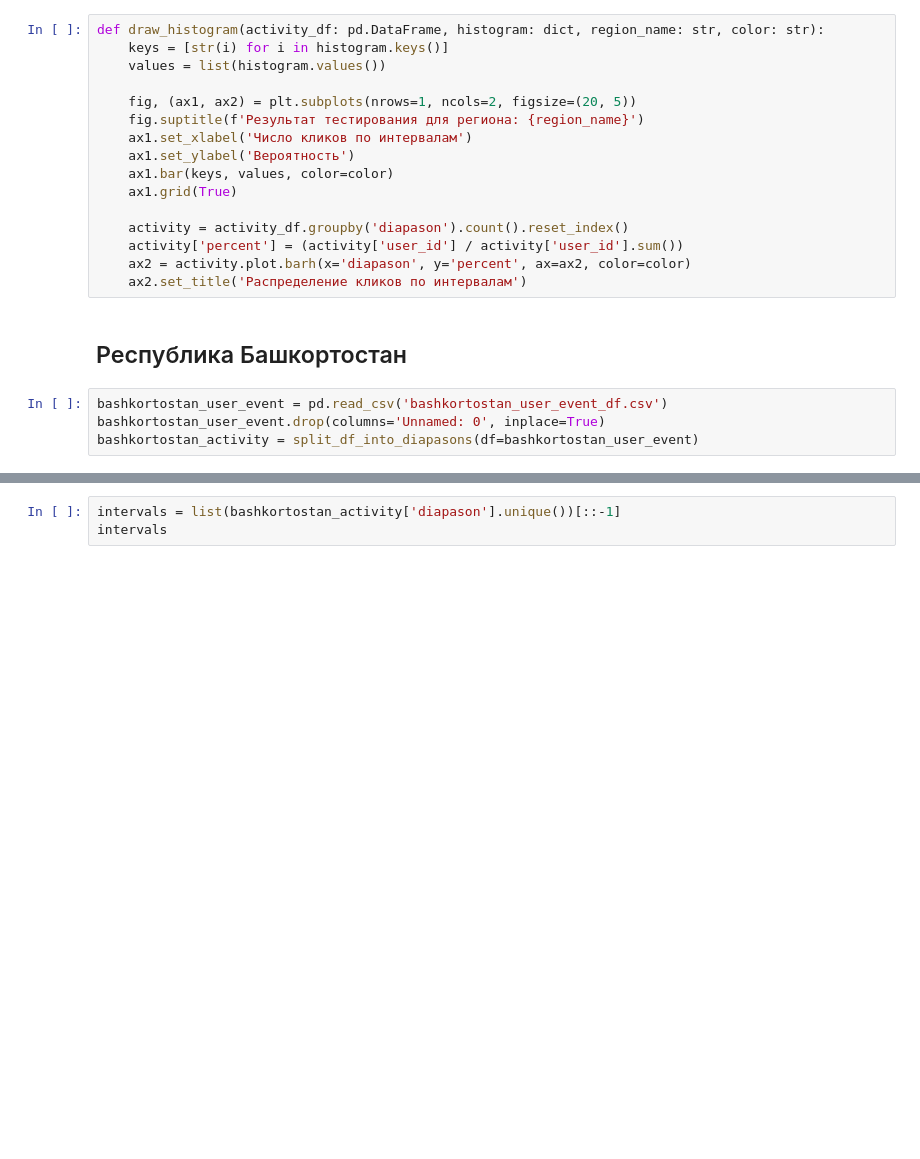
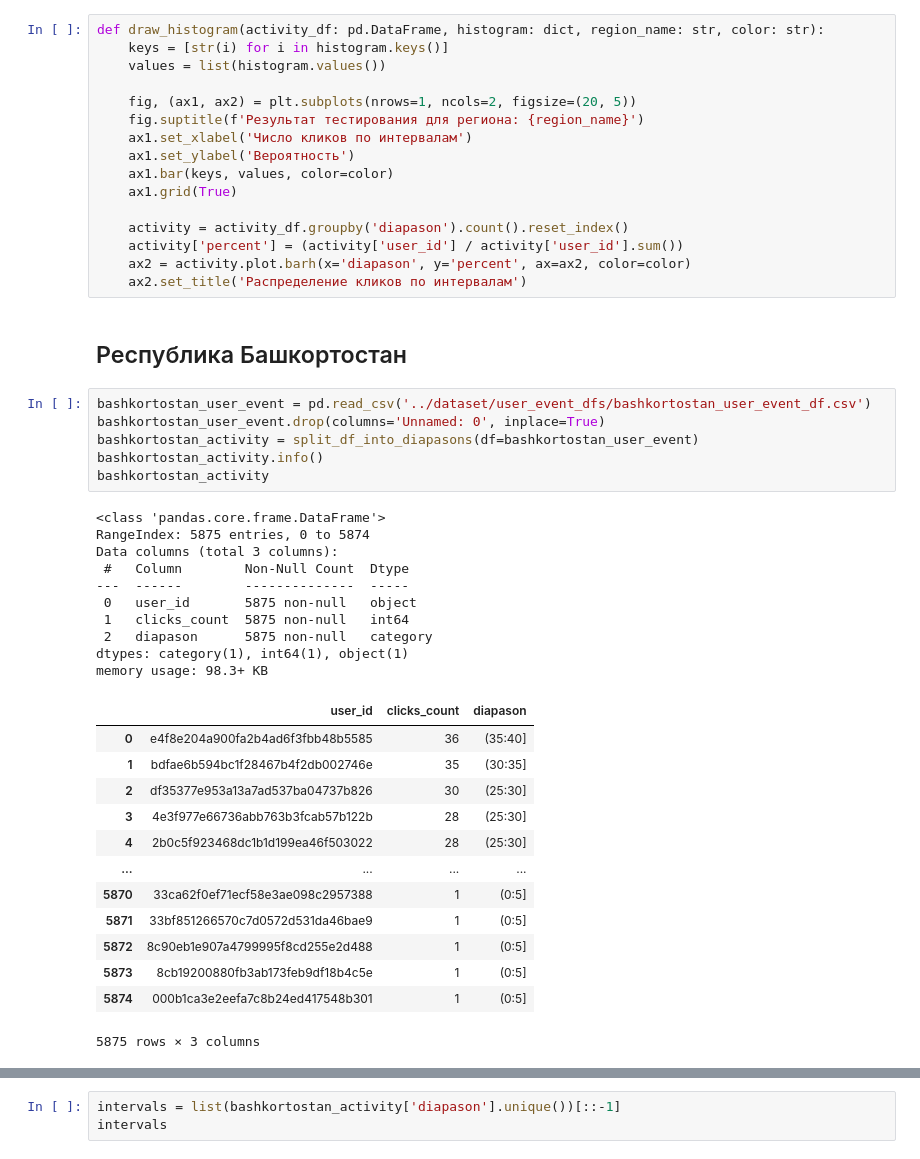
Before and after one commit to crazy-historian/pushkin_card_recommender_system, a Jupyter notebook: evaluation/implicit_model_testing.ipynb, the cells around one changed output, grey strips where cells are left out. Drawn from its saved outputs; the diff is of its cells as text; blank space fills up the shorter version.

```diff
--- a/evaluation/implicit_model_testing.ipynb
+++ b/evaluation/implicit_model_testing.ipynb
@@ -86,6 +103,32 @@ def draw_histogram(activity_df: pd.DataFrame, histogram: dict, region_name: str,
 # %% [markdown]
 ## Республика Башкортостан
 # %%
-bashkortostan_user_event = pd.read_csv('bashkortostan_user_event_df.csv')
+bashkortostan_user_event = pd.read_csv('../dataset/user_event_dfs/bashkortostan_user_event_df.csv')
 bashkortostan_user_event.drop(columns='Unnamed: 0', inplace=True)
 bashkortostan_activity = split_df_into_diapasons(df=bashkortostan_user_event)
+bashkortostan_activity.info()
+bashkortostan_activity
+# %% [output]
+<class 'pandas.core.frame.DataFrame'>
+RangeIndex: 5875 entries, 0 to 5874
+Data columns (total 3 columns):
+ #   Column        Non-Null Count  Dtype
+---  ------        --------------  -----
+ 0   user_id       5875 non-null   object
+ 1   clicks_count  5875 non-null   int64
+ 2   diapason      5875 non-null   category
+dtypes: category(1), int64(1), object(1)
+memory usage: 98.3+ KB
+|  | user_id | clicks_count | diapason |
+| 0 | e4f8e204a900fa2b4ad6f3fbb48b5585 | 36 | (35:40] |
+| 1 | bdfae6b594bc1f28467b4f2db002746e | 35 | (30:35] |
+| 2 | df35377e953a13a7ad537ba04737b826 | 30 | (25:30] |
+| 3 | 4e3f977e66736abb763b3fcab57b122b | 28 | (25:30] |
+| 4 | 2b0c5f923468dc1b1d199ea46f503022 | 28 | (25:30] |
+| ... | ... | ... | ... |
+| 5870 | 33ca62f0ef71ecf58e3ae098c2957388 | 1 | (0:5] |
+| 5871 | 33bf851266570c7d0572d531da46bae9 | 1 | (0:5] |
+| 5872 | 8c90eb1e907a4799995f8cd255e2d488 | 1 | (0:5] |
+| 5873 | 8cb19200880fb3ab173feb9df18b4c5e | 1 | (0:5] |
+| 5874 | 000b1ca3e2eefa7c8b24ed417548b301 | 1 | (0:5] |
+5875 rows × 3 columns
```
Also changed, not shown: parts of 4 cells of this notebook, 28 other files.
